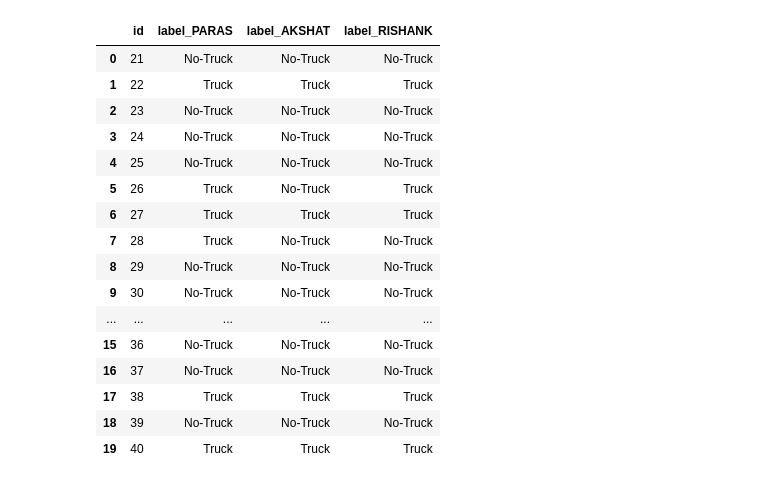
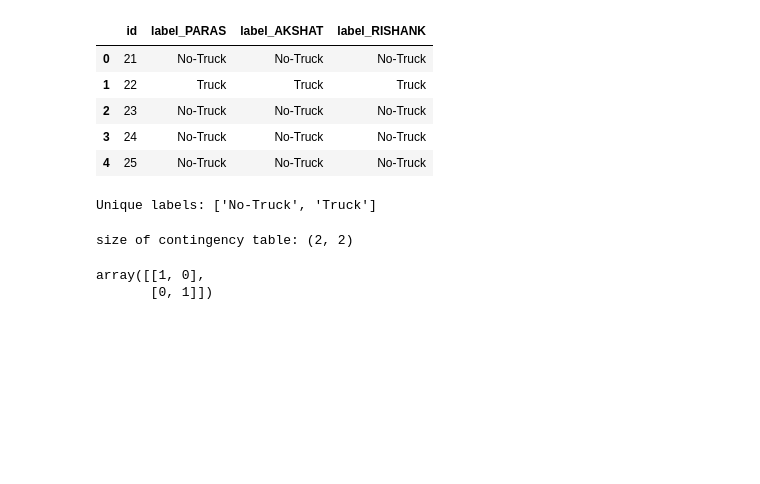
Before and after one commit to Paras-Shirvale/Dataset-Annotation, a Jupyter notebook: annotation.ipynb, the cells around one changed output. Drawn from its saved outputs; the diff is of its cells as text; code cells hidden in the pictures; blank space fills up the shorter version.

```diff
--- a/annotation.ipynb
+++ b/annotation.ipynb
@@ -53,22 +48,11 @@ df_cv_combined['label_PARAS'] = df_cv_PARAS['choice']
 df_cv_combined['label_AKSHAT'] = df_cv_AKSHAT['choice']
 df_cv_combined['label_RISHANK'] = df_cv_RISHANK['choice']
 # %%
-df_cv_combined
+df_cv_combined.head()
 # %% [output]
 |  | id | label_PARAS | label_AKSHAT | label_RISHANK |
 | 0 | 21 | No-Truck | No-Truck | No-Truck |
 | 1 | 22 | Truck | Truck | Truck |
 | 2 | 23 | No-Truck | No-Truck | No-Truck |
 | 3 | 24 | No-Truck | No-Truck | No-Truck |
 | 4 | 25 | No-Truck | No-Truck | No-Truck |
-| 5 | 26 | Truck | No-Truck | Truck |
-| 6 | 27 | Truck | Truck | Truck |
-| 7 | 28 | Truck | No-Truck | No-Truck |
-| 8 | 29 | No-Truck | No-Truck | No-Truck |
-| 9 | 30 | No-Truck | No-Truck | No-Truck |
-| ... | ... | ... | ... | ... |
-| 15 | 36 | No-Truck | No-Truck | No-Truck |
-| 16 | 37 | No-Truck | No-Truck | No-Truck |
-| 17 | 38 | Truck | Truck | Truck |
-| 18 | 39 | No-Truck | No-Truck | No-Truck |
-| 19 | 40 | Truck | Truck | Truck |
@@ -86,14 +66,24 @@ ratings = df_cv_combined[['label_PARAS', 'label_AKSHAT', 'label_RISHANK']].value
 # Convert ratings into a contingency table (matrix of item x label)
 # Here we assume binary labels (e.g., 0 or 1). You can modify this for more categories if needed.
 # %%
-unique_labels = np.unique(ratings)
+unique_labels = ['No-Truck', 'Truck']
+print(f'Unique labels: {unique_labels}')
 contingency_table = []
 
-for row in ratings:
+for row in unique_labels:
     label_counts = [np.sum(row == label) for label in unique_labels]
     contingency_table.append(label_counts)
 
 contingency_table = np.array(contingency_table)
+# %% [output]
+Unique labels: ['No-Truck', 'Truck']
+# %%
+print(f'size of contingency table: {contingency_table.shape}')
+contingency_table
+# %% [output]
+size of contingency table: (2, 2)
+array([[1, 0],
+       [0, 1]])
 # %%
 # Calculate Fleiss' Kappa
 fleiss_kappa_value = fleiss_kappa(contingency_table)
```
Also changed, not shown: parts of 24 cells of this notebook, 7 other files.
